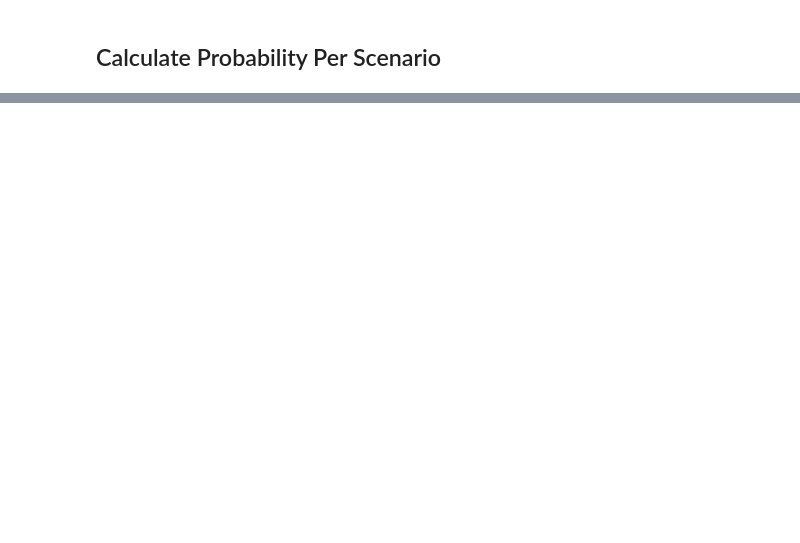
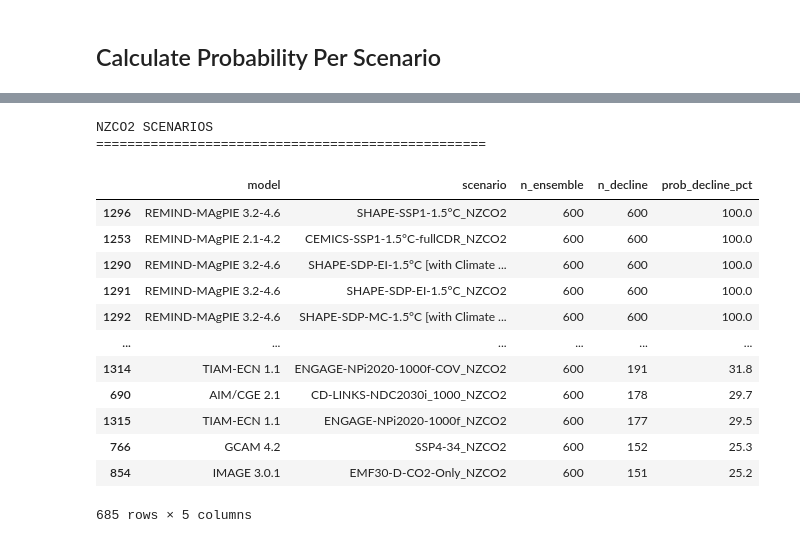
Before and after one commit to gaurav-ganti/netzero_assessment, a Jupyter notebook: analysis/501_nofurtherwarming_probability.ipynb, the cells around one changed output, grey strips where cells are left out. Cells and saved outputs as stored; diff of their text form; code cells hidden in the pictures; blank space fills up the shorter version.

```diff
--- a/analysis/501_nofurtherwarming_probability.ipynb
+++ b/analysis/501_nofurtherwarming_probability.ipynb
@@ -126,0 +212,24 @@ Results saved to: /Users/ganti/Documents/code/ar7_netzero_assessment/analysis/ou
+# %%
+# NZCO2 scenarios
+print("NZCO2 SCENARIOS")
+print("=" * 50)
+nzco2_results = decline_prob[decline_prob["scenario_group"] == "NZCO2"][
+    ["model", "scenario", "n_ensemble", "n_decline", "prob_decline_pct"]
+].sort_values("prob_decline_pct", ascending=False)
+nzco2_results
+# %% [output]
+NZCO2 SCENARIOS
+==================================================
+|  | model | scenario | n_ensemble | n_decline | prob_decline_pct |
+| 1296 | REMIND-MAgPIE 3.2-4.6 | SHAPE-SSP1-1.5°C_NZCO2 | 600 | 600 | 100.0 |
+| 1253 | REMIND-MAgPIE 2.1-4.2 | CEMICS-SSP1-1.5°C-fullCDR_NZCO2 | 600 | 600 | 100.0 |
+| 1290 | REMIND-MAgPIE 3.2-4.6 | SHAPE-SDP-EI-1.5°C [with Climate ... | 600 | 600 | 100.0 |
+| 1291 | REMIND-MAgPIE 3.2-4.6 | SHAPE-SDP-EI-1.5°C_NZCO2 | 600 | 600 | 100.0 |
+| 1292 | REMIND-MAgPIE 3.2-4.6 | SHAPE-SDP-MC-1.5°C [with Climate ... | 600 | 600 | 100.0 |
+| ... | ... | ... | ... | ... | ... |
+| 1314 | TIAM-ECN 1.1 | ENGAGE-NPi2020-1000f-COV_NZCO2 | 600 | 191 | 31.8 |
+| 690 | AIM/CGE 2.1 | CD-LINKS-NDC2030i_1000_NZCO2 | 600 | 178 | 29.7 |
+| 1315 | TIAM-ECN 1.1 | ENGAGE-NPi2020-1000f_NZCO2 | 600 | 177 | 29.5 |
+| 766 | GCAM 4.2 | SSP4-34_NZCO2 | 600 | 152 | 25.3 |
+| 854 | IMAGE 3.0.1 | EMF30-D-CO2-Only_NZCO2 | 600 | 151 | 25.2 |
+685 rows × 5 columns
```
Also changed, not shown: parts of 16 cells of this notebook.
